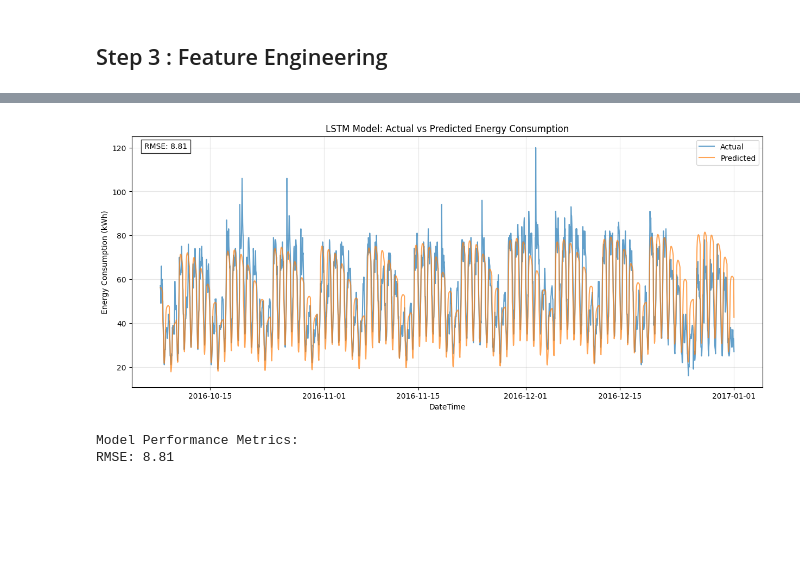
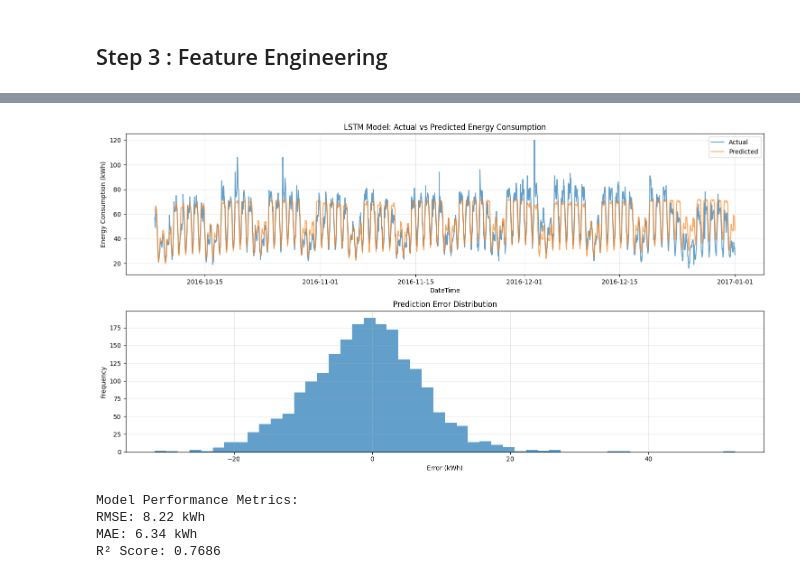
Before and after one commit to Adel2411/energy-consumption-prediction, a Jupyter notebook: energy_forecaster.ipynb, the cells around one changed output, grey strips where cells are left out. Drawn from its saved outputs; the diff is of its cells as text; code cells hidden in the pictures; blank space fills up the shorter version.

```diff
--- a/energy_forecaster.ipynb
+++ b/energy_forecaster.ipynb
@@ -550,24 +591,39 @@ rmse = np.sqrt(mean_squared_error(y_val, val_predictions))
 # %%
 
 # Visualize results
-plt.figure(figsize=(15, 6))
+plt.figure(figsize=(15, 8))
 
-# Plot actual vs predicted
-plt.plot(val_features['DateTime'], y_val, label='Actual', alpha=0.7)
-plt.plot(val_features['DateTime'], val_predictions, label='Predicted', alpha=0.7)
+# Plot 1: Actual vs Predicted
+plt.subplot(2,1,1)
+plt.plot(val_df['DateTime'], y_val, label='Actual', alpha=0.7)
+plt.plot(val_df['DateTime'], val_predictions, label='Predicted', alpha=0.7)
 plt.title('LSTM Model: Actual vs Predicted Energy Consumption')
 plt.xlabel('DateTime')
 plt.ylabel('Energy Consumption (kWh)')
 plt.legend()
 plt.grid(True, alpha=0.3)
-plt.annotate(f'RMSE: {rmse:.2f}', xy=(0.02, 0.95), xycoords='axes fraction', bbox=dict(facecolor='white', alpha=0.8))
 
+# Plot 2: Error Distribution
+plt.subplot(2,1,2)
+errors = y_val - val_predictions.flatten()
+plt.hist(errors, bins=50, alpha=0.7)
+plt.title('Prediction Error Distribution')
+plt.xlabel('Error (kWh)')
+plt.ylabel('Frequency')
+plt.grid(True, alpha=0.3)
+
+plt.tight_layout()
 plt.show()
 
-print(f"\nModel Performance Metrics:")
-print(f"RMSE: {rmse:.2f}")
+# Print metrics summary
+print("\nModel Performance Metrics:")
+print(f"RMSE: {rmse:.2f} kWh")
+print(f"MAE: {mae:.2f} kWh")
+print(f"R² Score: {r2:.4f}")
 # %% [output]
-[figure, old version]
+[figure, new version]
 Model Performance Metrics:
-RMSE: 8.81
+RMSE: 8.22 kWh
+MAE: 6.34 kWh
+R² Score: 0.7686
 # %%
```
Also changed, not shown: parts of 7 cells of this notebook, 2 other files.
